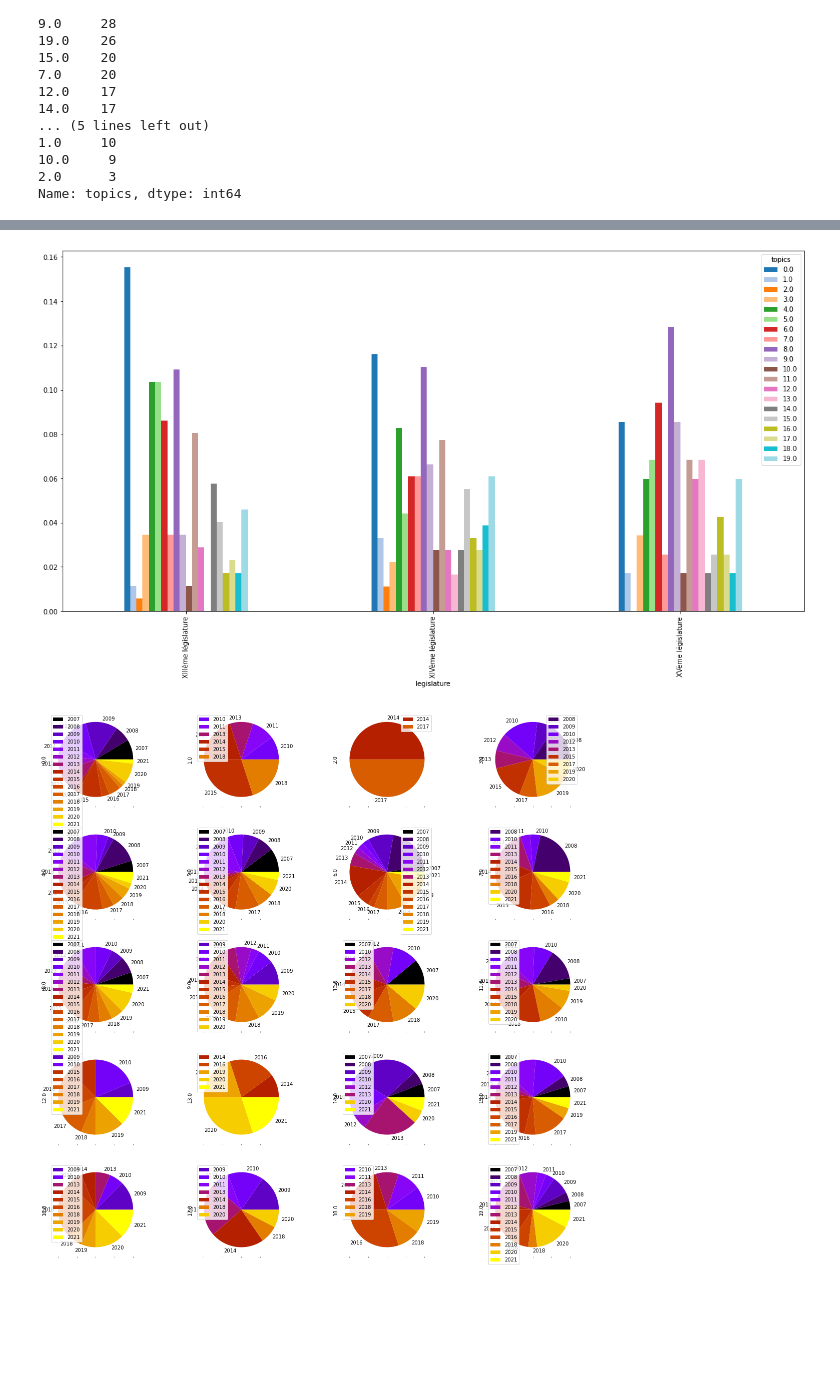
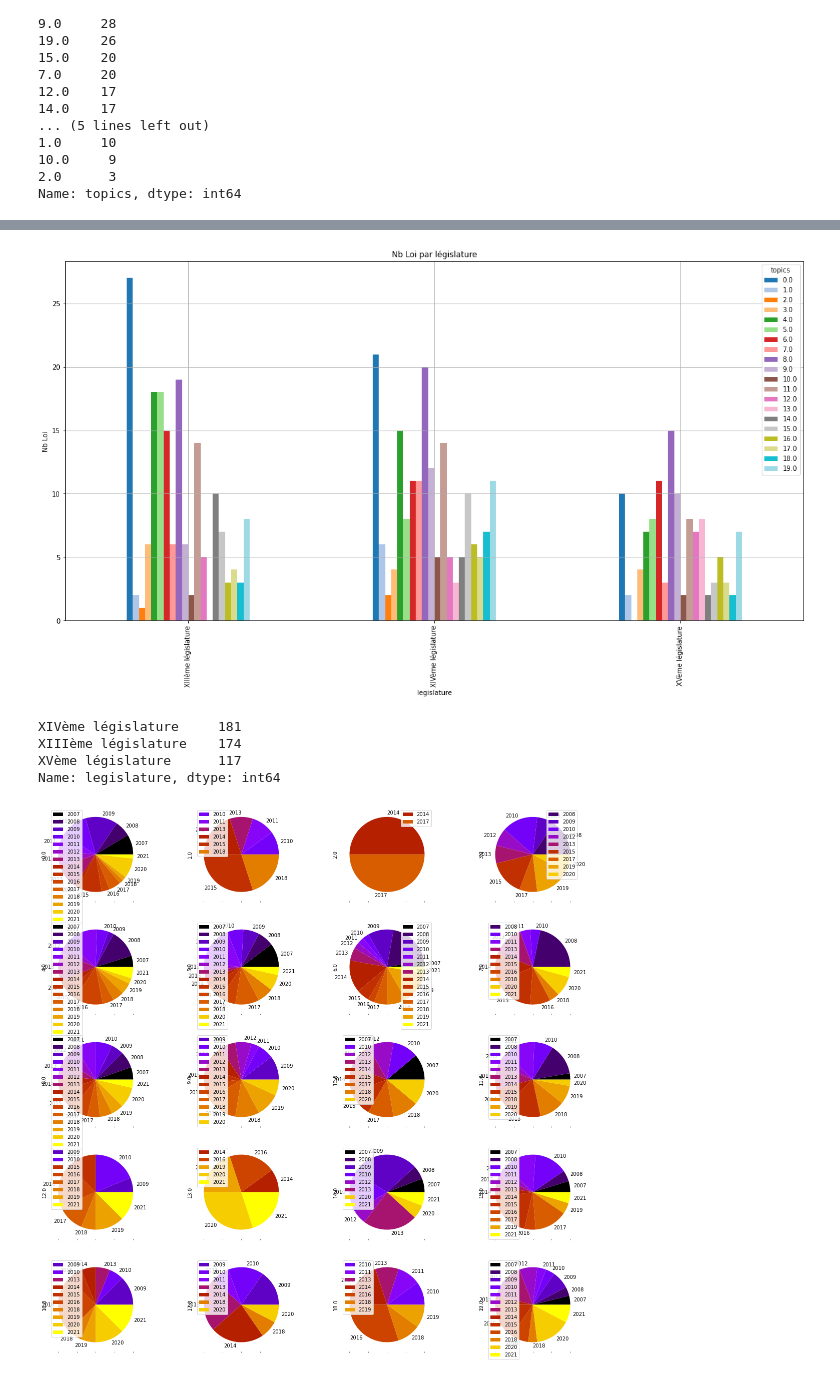
Before and after one commit to Geminy3/ProjetHNSKOL, a Jupyter notebook: Thématiques lemmatisé.ipynb, the cells around one changed output, grey strips where cells are left out. Saved outputs shown, nothing was run; the diff lists cells and outputs as text; code cells hidden in the pictures; blank space fills up the shorter version.

```diff
--- a/Thématiques lemmatisé.ipynb
+++ b/Thématiques lemmatisé.ipynb
@@ -528,10 +666,20 @@ tab2
 # %%
-df3.groupby('legislature').topics.value_counts(normalize=True).unstack().plot(kind='bar',
+df3.groupby('legislature').topics.value_counts().unstack().plot(kind='bar',
                                                                         figsize=(20,10),
-                                                                        cmap='tab20'
-                                                                                     ); #subplots=True, layout=(5,4),
+                                                                        cmap='tab20',
+                                                                        grid=True,
+                                                                        ylabel="Nb Loi",
+                                                                        title="Nb Loi par législature"
+                                                                            ); #subplots=True, layout=(5,4),
 # %% [output]
-[figure, old version]
+[figure, new version]
+# %%
+df3.legislature.value_counts()
+# %% [output]
+XIVème législature     181
+XIIIème législature    174
+XVème législature      117
+Name: legislature, dtype: int64
 # %%
 df3.groupby(['year']).topics.value_counts().unstack().plot(kind='pie', figsize=(20,20), subplots=True, layout=(5,4), colormap='gnuplot');
 #area
```
Also changed, not shown: parts of 35 cells of this notebook.
